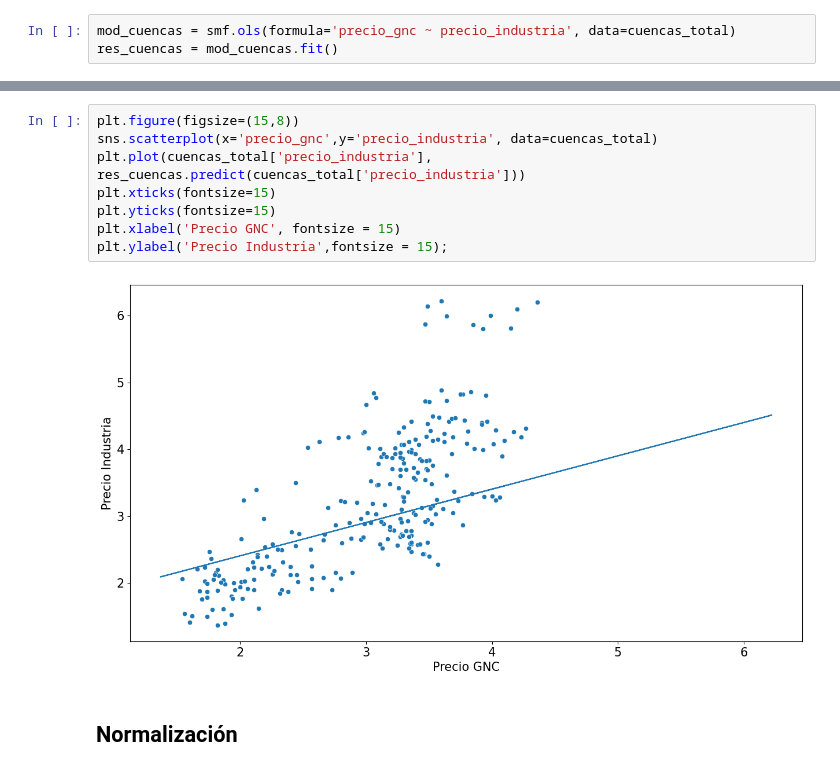
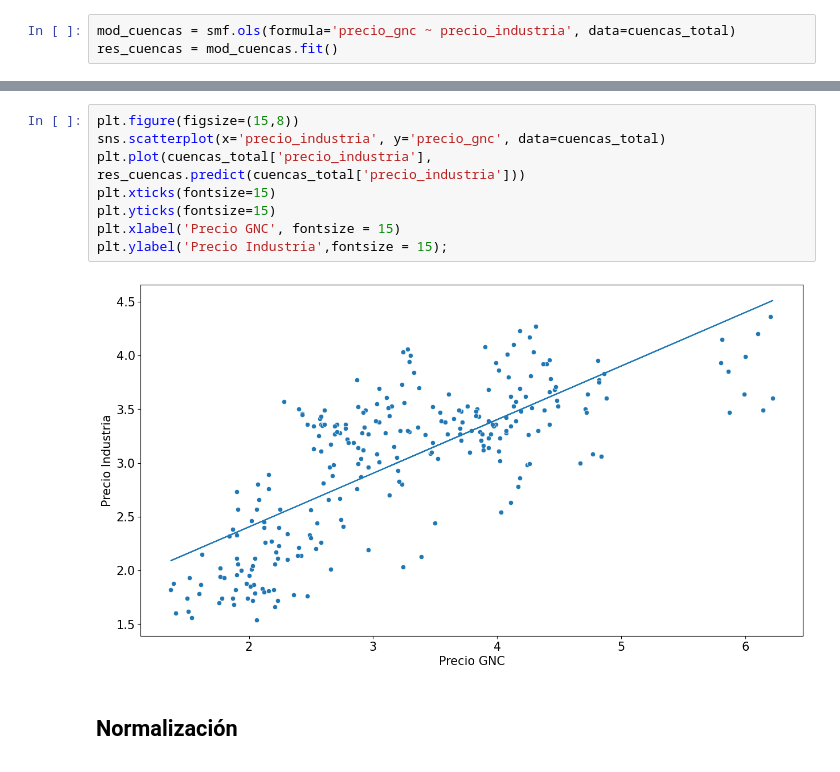
Before and after one commit to Isaiasgaray/fundamentos_final, a Jupyter notebook: TP_Final.ipynb, the cells around one changed output, grey strips where cells are left out. Drawn from its saved outputs; the diff is of its cells as text.

```diff
--- a/TP_Final.ipynb
+++ b/TP_Final.ipynb
@@ -414,13 +368,13 @@ Notes:
 # %%
 plt.figure(figsize=(15,8))
-sns.scatterplot(x='precio_gnc',y='precio_industria', data=cuencas_total)
+sns.scatterplot(x='precio_industria', y='precio_gnc', data=cuencas_total)
 plt.plot(cuencas_total['precio_industria'], res_cuencas.predict(cuencas_total['precio_industria']))
 plt.xticks(fontsize=15)
 plt.yticks(fontsize=15)
 plt.xlabel('Precio GNC', fontsize = 15)
 plt.ylabel('Precio Industria',fontsize = 15);
 # %% [output]
-[figure, old version]
+[figure, new version]
 # %% [markdown]
 ## Normalización
 # %% [markdown]
```
Also changed, not shown: parts of 5 cells of this notebook.
